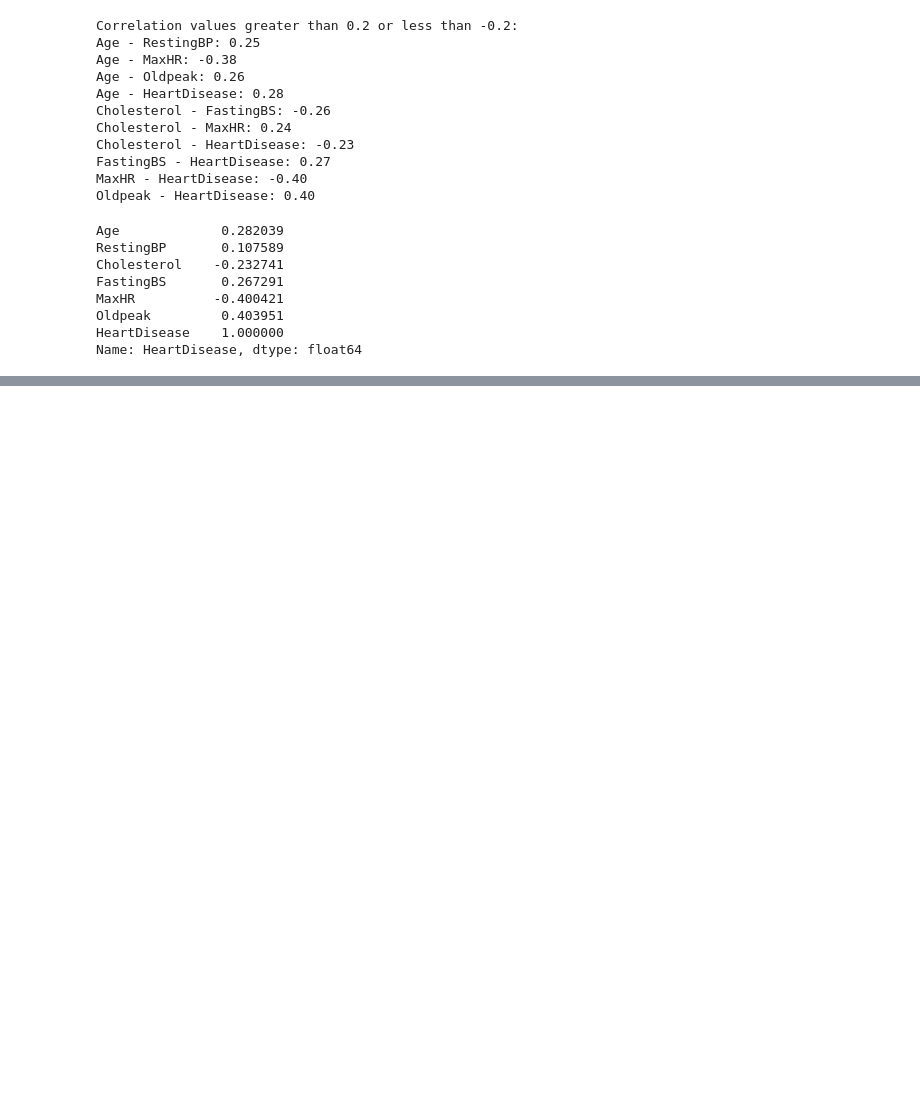
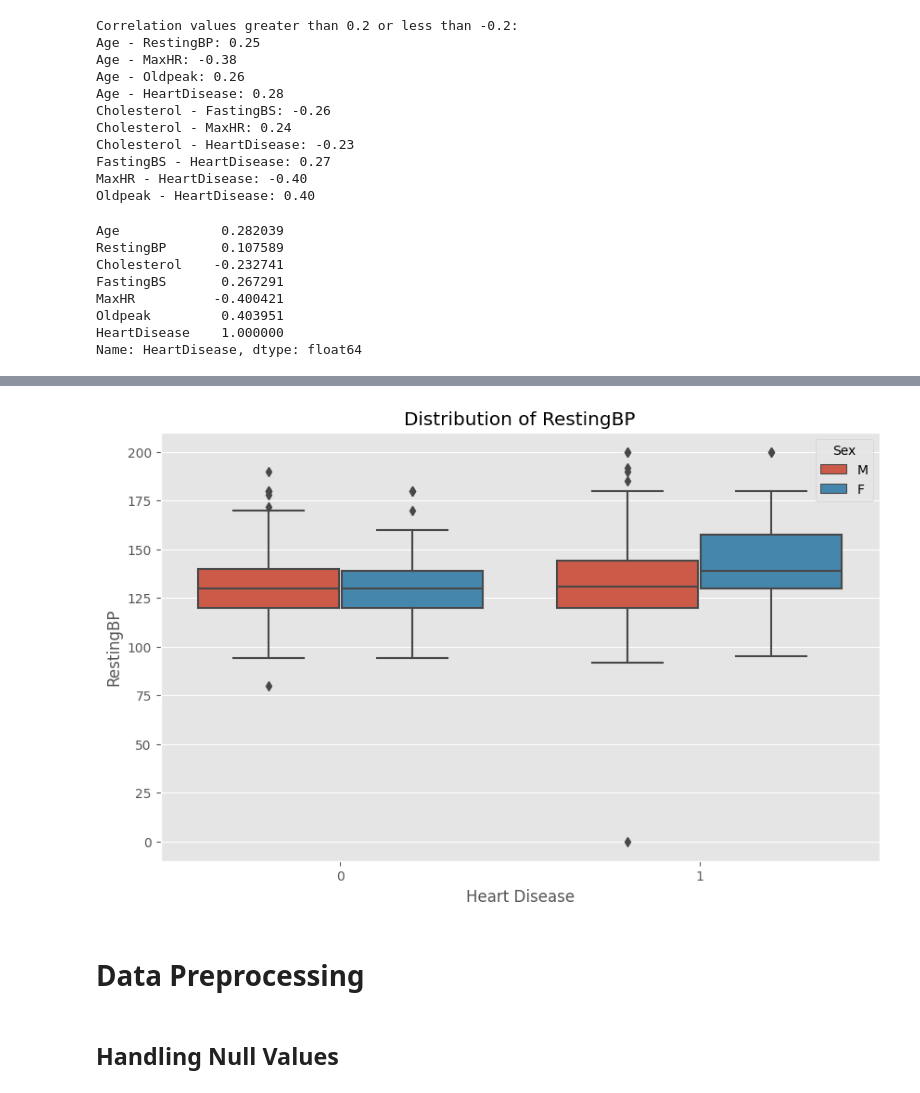
Before and after one commit to k26rahul/ML-Projects-March-2024, a Jupyter notebook: heart-failure-prediction/heart-failure-prediction.ipynb, the cells around one changed output, grey strips where cells are left out. Cells and saved outputs as stored; diff of their text form; code cells hidden in the pictures; blank space fills up the shorter version.

```diff
--- a/heart-failure-prediction/heart-failure-prediction.ipynb
+++ b/heart-failure-prediction/heart-failure-prediction.ipynb
@@ -185,0 +213,10 @@ _ = plt.plot()
+# %%
+_ = plt.figure(figsize=(10, 6))
+_ = sns.boxplot(data=df, x='HeartDisease', y='RestingBP', hue='Sex')
+_ = plt.title('Distribution of RestingBP')
+_ = plt.xlabel('Heart Disease')
+_ = plt.ylabel('RestingBP')
+_ = plt.legend(title='Sex')
+_ = plt.show()
+# %% [output]
+[figure, added]
@@ -185,0 +230,4 @@ _ = plt.plot()
+# %% [markdown]
+# Data Preprocessing
+# %% [markdown]
+## Handling Null Values
```
Also changed, not shown: parts of 26 cells of this notebook.
